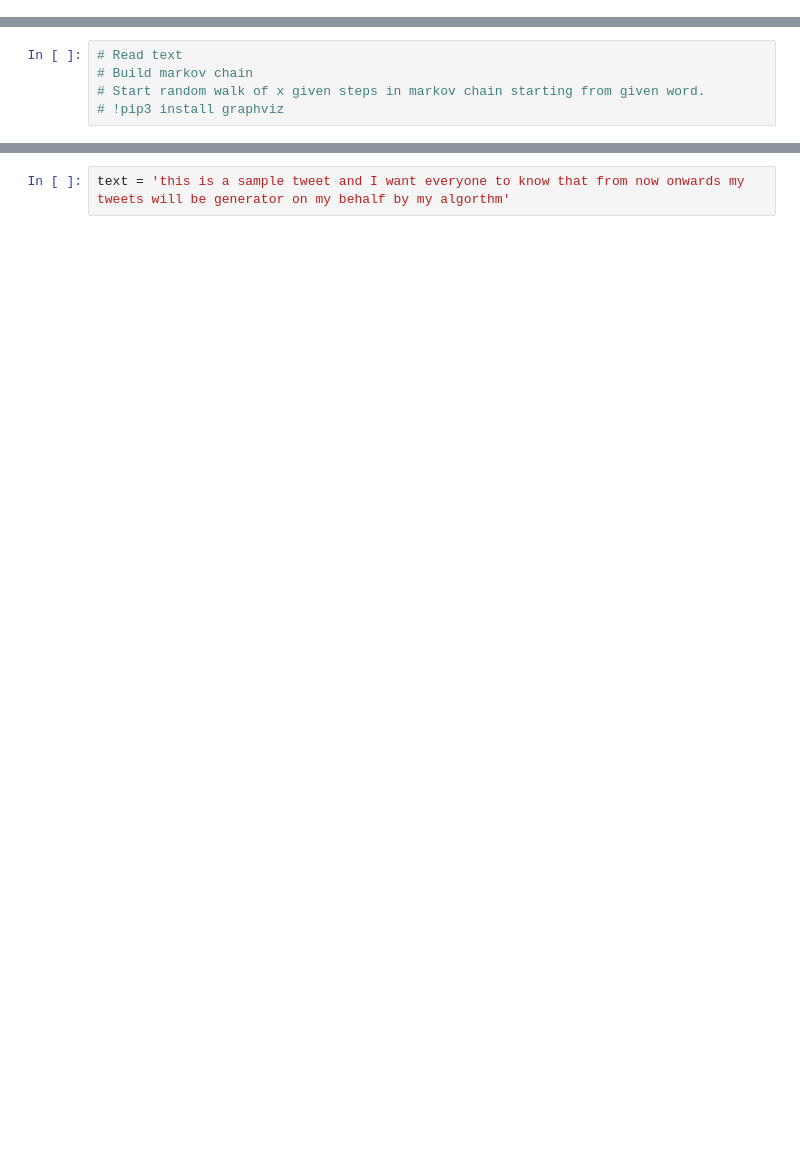
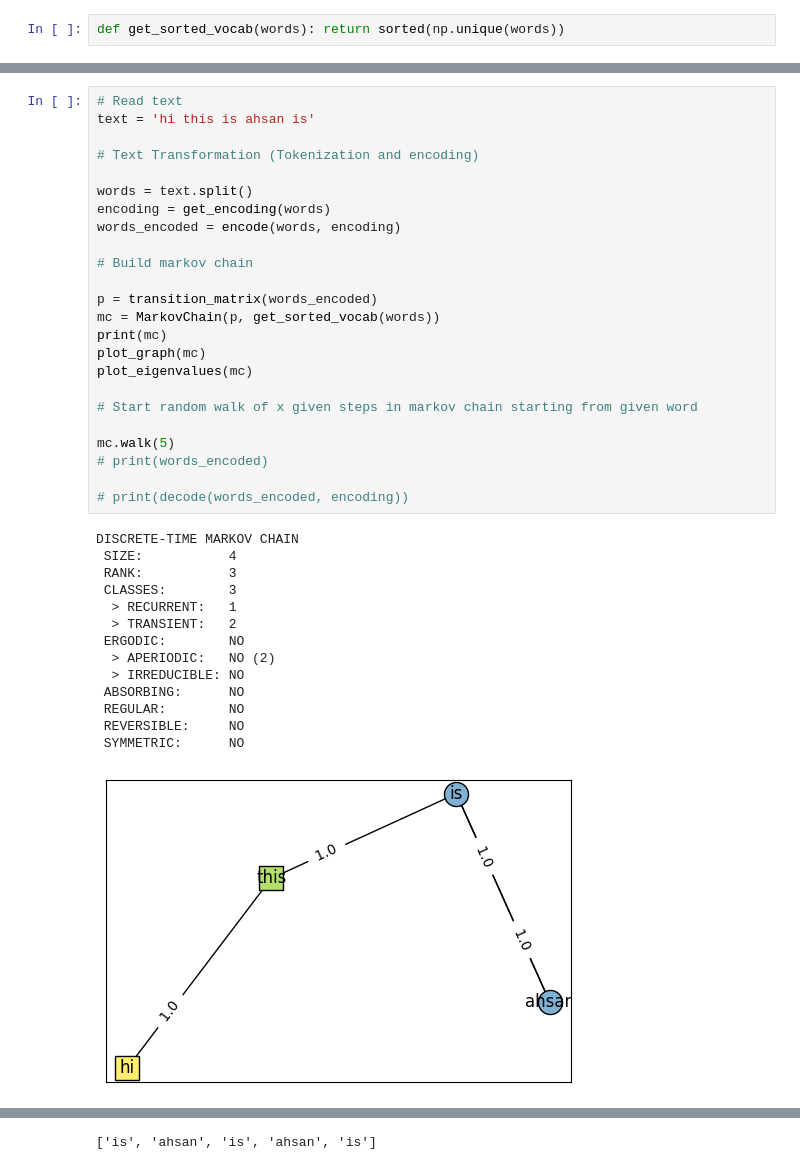
Before and after one commit to muhammad-ahsan/openDS, a Jupyter notebook: Tweet Generator/Tweet Generator.ipynb, the cells around one changed output, grey strips where cells are left out. Drawn from its saved outputs; the diff is of its cells as text; blank space fills up the shorter version.

```diff
--- a/Tweet Generator/Tweet Generator.ipynb
+++ b/Tweet Generator/Tweet Generator.ipynb
@@ -8,3 +10,5 @@ from pydtmc import plot_walk
 
 import matplotlib.pyplot as plt
 %matplotlib inline
+# %%
+def get_sorted_vocab(words): return sorted(np.unique(words))
@@ -11,5 +40,39 @@ import matplotlib.pyplot as plt
 # %%
 # Read text
+text = 'hi this is ahsan is'
+
+# Text Transformation (Tokenization and encoding)
+
+words = text.split()
+encoding = get_encoding(words)
+words_encoded = encode(words, encoding)
+
 # Build markov chain
-# Start random walk of x given steps in markov chain starting from given word.
-# !pip3 install graphviz
+
+p = transition_matrix(words_encoded)
+mc = MarkovChain(p, get_sorted_vocab(words))
+print(mc)
+plot_graph(mc)
+plot_eigenvalues(mc)
+
+# Start random walk of x given steps in markov chain starting from given word
+
+mc.walk(5)
+# print(words_encoded)
+
+# print(decode(words_encoded, encoding))
+# %% [output]
+DISCRETE-TIME MARKOV CHAIN
+ SIZE:           4
+ RANK:           3
+ CLASSES:        3
+  > RECURRENT:   1
+  > TRANSIENT:   2
+ ERGODIC:        NO
+  > APERIODIC:   NO (2)
+  > IRREDUCIBLE: NO
+ ABSORBING:      NO
+ REGULAR:        NO
+ REVERSIBLE:     NO
+ SYMMETRIC:      NO
+[figure, added]
@@ -16,2 +80 @@ import matplotlib.pyplot as plt
+['is', 'ahsan', 'is', 'ahsan', 'is']
-# %%
-text = 'this is a sample tweet and I want everyone to know that from now onwards my tweets will be generator on my behalf by my algorthm'
```
Also changed, not shown: parts of 16 cells of this notebook.
